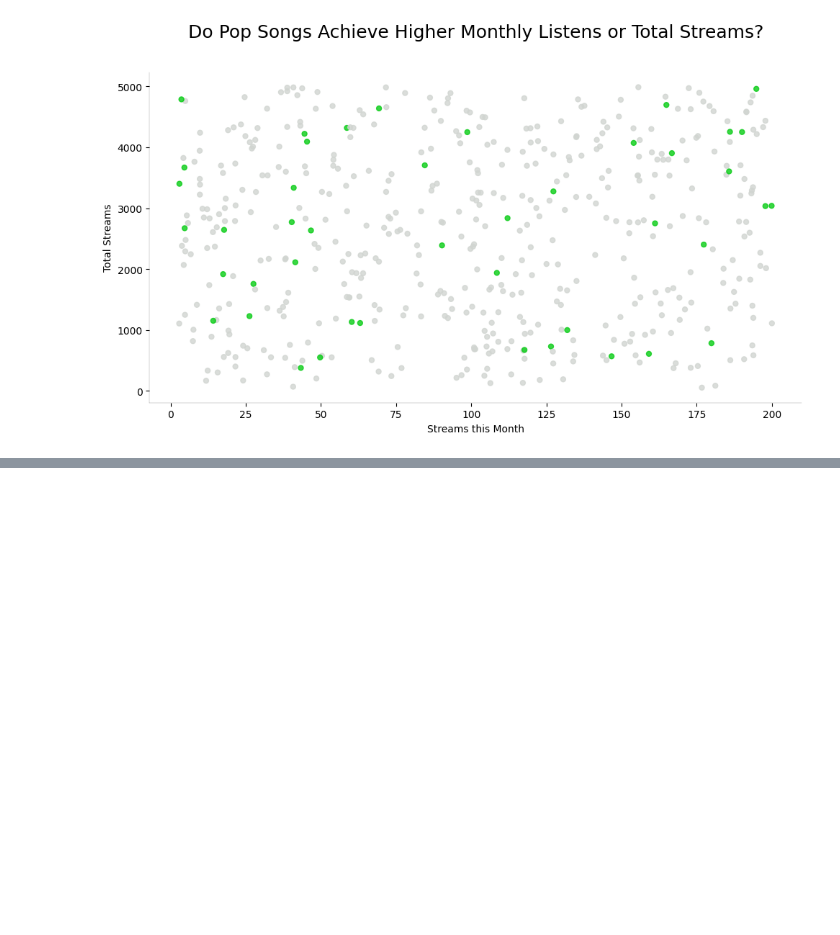
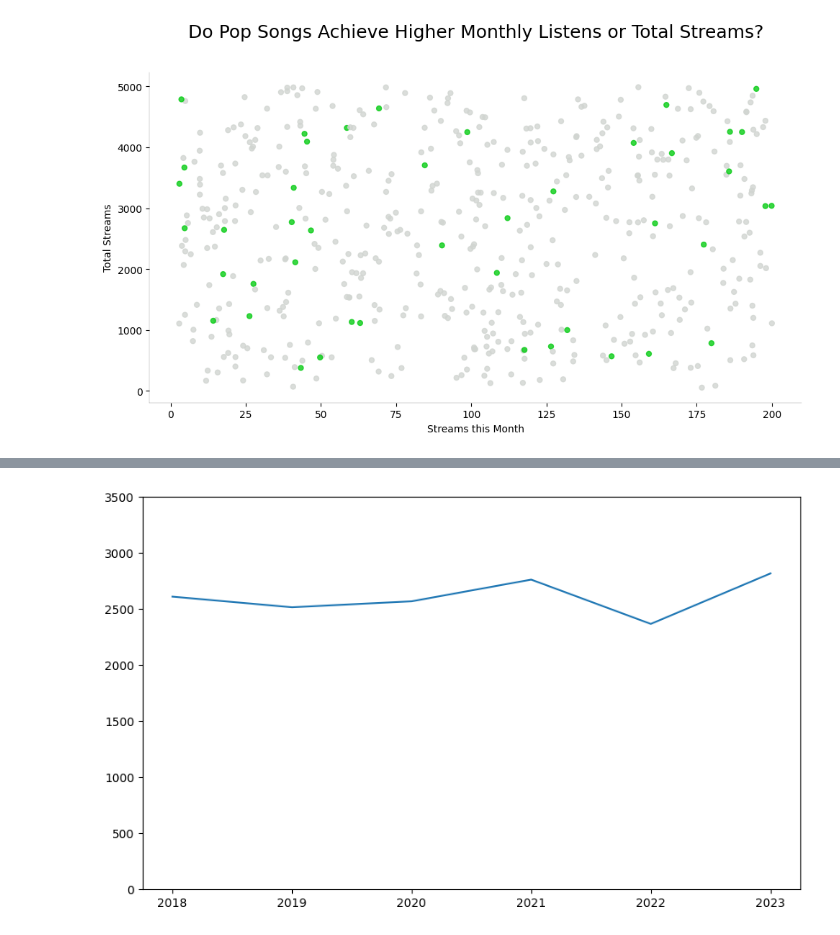
Before and after one commit to sithid/learning_plots_JamesGlosser, a Jupyter notebook: notebooks/plots.ipynb, the cells around one changed output, grey strips where cells are left out. Cells and saved outputs as stored; diff of their text form; code cells hidden in the pictures; blank space fills up the shorter version.

```diff
--- a/notebooks/plots.ipynb
+++ b/notebooks/plots.ipynb
@@ -233,0 +264,8 @@ plt.show()
+# %%
+plt.figure(figsize=(10,6))
+plt.plot(yearly_avg.index, yearly_avg.values)
+
+plt.ylim(0, 3500)
+plt.show()
+# %% [output]
+[figure, added]
```
Also changed, not shown: parts of 20 cells of this notebook.
